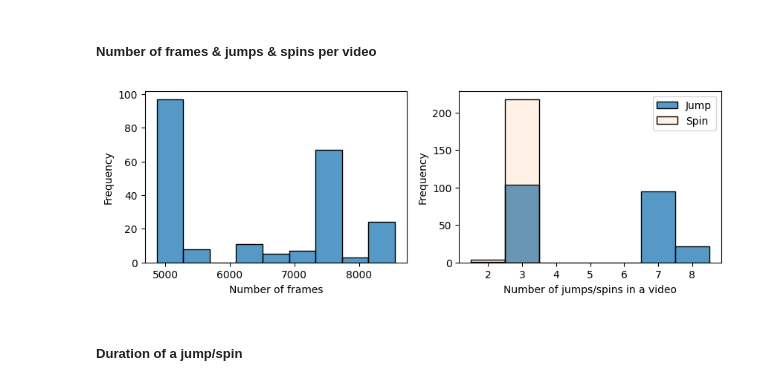
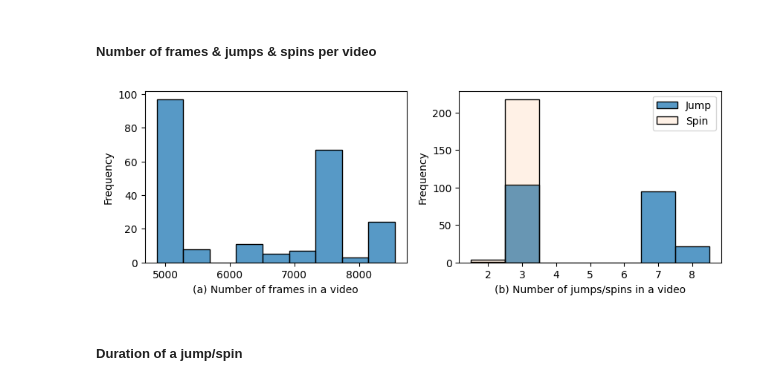
Before and after one commit to mayupei/figure-skating-action-segmentation, a Jupyter notebook: generate_plots.ipynb, the cells around one changed output. Cells and saved outputs as stored; diff of their text form; code cells hidden in the pictures.

```diff
--- a/generate_plots.ipynb
+++ b/generate_plots.ipynb
@@ -30,33 +30,33 @@ for file in os.listdir(os.path.join(RAW_DATA_PATH, "labels")):
 # %%
 def count_jump_or_spin(labels, target_element):
     count = 0
     previous_element = "NONE"
 
     for element in labels:
         if element == target_element and previous_element != target_element:
             count += 1
         previous_element = element
 
     return count
 
 
 frame_counts = [len(labels) for labels in labels_all]
 jump_counts = [count_jump_or_spin(labels, "Jump") for labels in labels_all]
 spin_counts = [count_jump_or_spin(labels, "Spin") for labels in labels_all]
 
 fig, (ax1, ax2) = plt.subplots(nrows=1, ncols=2, figsize=(10, 3))
 sns.histplot(frame_counts, ax = ax1)
-ax1.set_xlabel("Number of frames")
+ax1.set_xlabel("(a) Number of frames in a video")
 ax1.set_ylabel("Frequency")
 
 sns.histplot(jump_counts, ax = ax2, label = "Jump", discrete=True)
 sns.histplot(spin_counts, ax = ax2, label = "Spin", discrete=True, alpha=0.1)
-ax2.set_xlabel("Number of jumps/spins in a video")
+ax2.set_xlabel("(b) Number of jumps/spins in a video")
 ax2.set_ylabel("Frequency")
 ax2.legend()
 fig.savefig(os.path.join(FIGURE_PATH, "frame_element_count.png"), bbox_inches="tight")
 # %% [output]
-[figure, old version]
+[figure, new version]
 # %% [markdown]
 ##### Duration of a jump/spin
 # %%
```
Also changed, not shown: parts of 3 cells of this notebook, 1 other file.
